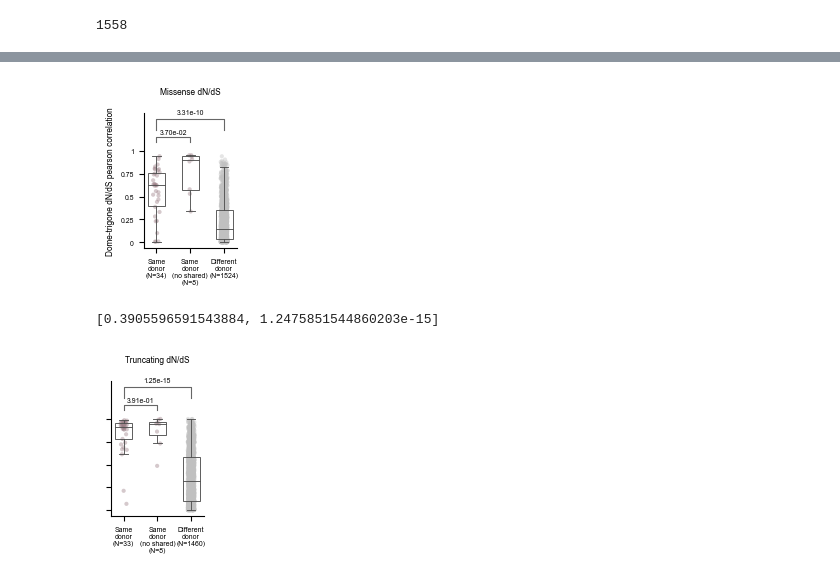
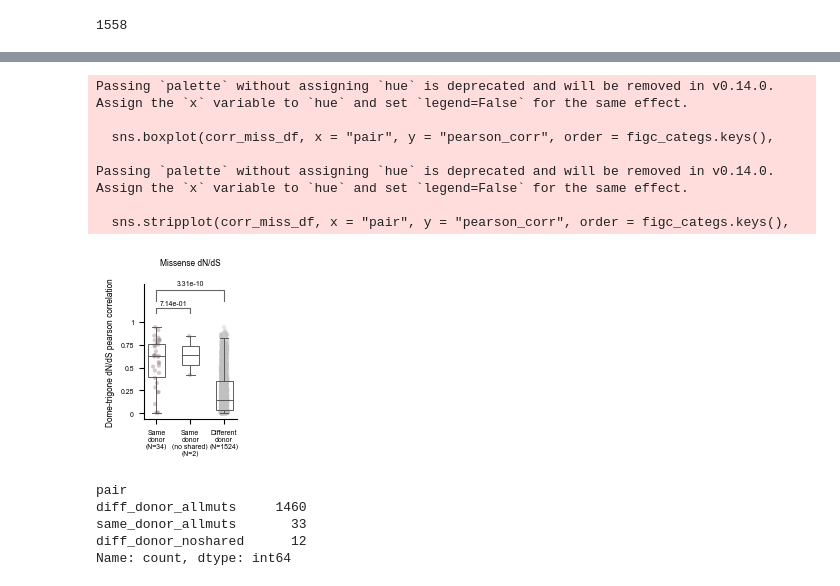
Before and after one commit to bbglab/normal_bladder_paper, a Jupyter notebook: extended/extended6/ExtendedFigure6.ipynb, the cells around one changed output, grey strips where cells are left out. Cells and saved outputs as stored; diff of their text form; code cells hidden in the pictures.

```diff
--- a/extended/extended6/ExtendedFigure6.ipynb
+++ b/extended/extended6/ExtendedFigure6.ipynb
@@ -58,7 +57,7 @@ for file in [file_ for file_ in os.listdir(omega_globalloc_dir) if ".tsv" in fil
 omega_df_f = omega_df.loc[(omega_df["gene"].isin(panel_all_genes)) &
                         (~omega_df["sample"].str.contains("multi")) &
                         (omega_df["sample"].str.contains("P19")) &
-                        (omega_df["impact"].isin(impacts))]
+                        (omega_df["impact"].isin(impacts))].copy()
 
 print(len(omega_df_f["sample"].unique())) # 79 samples
 
@@ -119,7 +98,7 @@ for file in [file_ for file_ in os.listdir(omega_noshared_muts_dir) if "output_m
 omega_noshared_df_f = omega_noshared_df.loc[(omega_noshared_df["gene"].isin(panel_all_genes)) &
                         (~omega_noshared_df["sample"].str.contains("multi")) &
                         (omega_noshared_df["sample"].str.contains("P19")) &
-                        (omega_df["impact"].isin(impacts))]
+                        (omega_df["impact"].isin(impacts))].copy()
 
 print(len(omega_noshared_df_f["sample"].unique())) # 68 samples
 
@@ -336,7 +295,7 @@ plt.show()
 # %%
 # subset shared mutations for plot
 shared_muts_df_B = shared_muts_df.loc[(shared_muts_df["gene"] == "ALL_GENES") &
-(shared_muts_df["sample1"] != shared_muts_df["sample2"])]
+                                        (shared_muts_df["sample1"] != shared_muts_df["sample2"])].copy()
 shared_muts_df_B
 # %% [output]
 |  | sample1 | sample1_donorID | sample1_bladder_location | sample2 | sample2_donorID | sample2_bladder_location | ... |
@@ -438,7 +392,7 @@ for jacc_idx in jaccard_idxs:
 
     n_counts = shared_muts_df_B[["pair", jacc_idx]].dropna()["pair"].value_counts(dropna = True).reset_index(name = "count")
     for categ in figb_categs:
-        n = n_counts.loc[n_counts["index"] == categ]["count"].values[0]
+        n = n_counts.loc[n_counts["pair"] == categ]["count"].values[0]
         figb_categs[categ] = f'{figb_categs[categ]}\n(N={n})'
 
     h = 0.005
@@ -677,83 +648,48 @@ _, pval = mannwhitneyu(corr_miss_df.loc[corr_miss_df["pair"] == "same_donor_allm
 pvals.append(pval)
 _, pval = mannwhitneyu(corr_miss_df.loc[corr_miss_df["pair"] == "same_donor_allmuts"]["pearson_corr"],
                         corr_miss_df.loc[corr_miss_df["pair"] == "diff_donor_allmuts"]["pearson_corr"],
                         nan_policy = "omit")
 pvals.append(pval)
 
 for i, pval in enumerate(pvals):
 
     h = 0.05+i/15
     y = corr_miss_df["pearson_corr"].max()+h
     axs.plot([0, 0, i+1, i+1], [y+h, y+2*h, y+2*h, y+h], lw = 0.8, c = "0.4")
     sig_text = format(pval, ".2e")
     axs.text(0.5+i/2, y+h+0.05+i/12+y/50, sig_text, ha='center', va='bottom', fontsize=plots_general_config["annots_fontsize"])
 
 n_counts = corr_miss_df[["pair", "pearson_corr"]].dropna()["pair"].value_counts(dropna = True).reset_index(name = "count")
 for categ in figc_categs:
-    n = n_counts.loc[n_counts["index"] == categ]["count"].values[0]
+    n = n_counts.loc[n_counts["pair"] == categ]["count"].values[0]
     figc_categs[categ] = f'{figc_categs[categ]}\n(N={n})'
 
 axs.set_xticklabels(figc_categs.values(), fontsize = plots_general_config["xyticks_fontsize"])
 axs.set_yticks([0, 0.25, 0.5, 0.75, 1])
 axs.set_yticklabels([0, 0.25, 0.5, 0.75, 1], fontsize = plots_general_config["xyticks_fontsize"])
 axs.tick_params(axis='y', labelsize = plots_general_config["xyticks_fontsize"])
 axs.set_xlabel("")
 axs.set_title("Missense dN/dS\n", fontsize = plots_general_config["xylabel_fontsize"])
 axs.set_ylabel("Dome-trigone dN/dS pearson correlation", fontsize = plots_general_config["ylabel_fontsize"])
 axs.spines['top'].set_visible(False)
 axs.spines['right'].set_visible(False)
 plt.savefig(f"{save_dir}/extFig6c_missense.pdf", dpi = 300, bbox_inches = 'tight')
 plt.show()
-
-# truncating omegas
-
-fig, axs = plt.subplots(1, 1, figsize = (1.2, 1.759))
-sns.boxplot(corr_trunc_df, x = "pair", y = "pearson_corr", order = figc_categs.keys(),
-            showfliers = False, palette = figc_colors, width = 0.5, saturation = 1, linewidth=0.65,
-            ax = axs, boxprops = dict(facecolor = 'none'))
-sns.stripplot(corr_trunc_df, x = "pair", y = "pearson_corr", order = figc_categs.keys(),
-            palette = figc_colors, alpha = 0.4, jitter = 0.1, zorder = 0, size = 3, ax = axs)
-
-pvals = []
-_, pval = mannwhitneyu(corr_trunc_df.loc[corr_trunc_df["pair"] == "same_donor_allmuts"]["pearson_corr"],
-                        corr_trunc_df.loc[corr_trunc_df["pair"] == "same_donor_noshared"]["pearson_corr"],
-                        nan_policy = "omit")
-pvals.append(pval)
-_, pval = mannwhitneyu(corr_trunc_df.loc[corr_trunc_df["pair"] == "same_donor_allmuts"]["pearson_corr"],
-                        corr_trunc_df.loc[corr_trunc_df["pair"] == "diff_donor_allmuts"]["pearson_corr"],
-                        nan_policy = "omit")
-pvals.append(pval)
-print(pvals)
-
-for i, pval in enumerate(pvals):
-
-    h = 0.05+i/15
-    y = corr_trunc_df["pearson_corr"].max()+h
-    axs.plot([0, 0, i+1, i+1], [y+h, y+2*h, y+2*h, y+h], lw = 0.8, c = "0.4")
-    sig_text = format(pval, ".2e")
-    axs.text(0.5+i/2, y+h+0.05+i/12+y/50, sig_text, ha='center', va='bottom', fontsize=plots_general_config["annots_fontsize"])
-
-figc_categs = {"same_donor_allmuts": "Same\ndonor",
-            "same_donor_noshared": "Same\ndonor\n(no shared)",
-            "diff_donor_allmuts": "Different\ndonor" # this are only trigone-dome pairs
-            }
-n_counts = corr_trunc_df[["pair", "pearson_corr"]].dropna()["pair"].value_counts(dropna = True).reset_index(name = "count")
-for categ in figc_categs:
-    n = n_counts.loc[n_counts["index"] == categ]["count"].values[0]
-    figc_categs[categ] = f'{figc_categs[categ]}\n(N={n})'
-
-
-axs.set_xticklabels(figc_categs.values(), fontsize = plots_general_config["xyticks_fontsize"])
-axs.set_yticks([0, 0.25, 0.5, 0.75, 1])
-axs.set_yticklabels([], fontsize = plots_general_config["xyticks_fontsize"])
-axs.tick_params(axis='y', labelsize = plots_general_config["xyticks_fontsize"])
-axs.set_xlabel("")
-axs.set_title("Truncating dN/dS\n", fontsize = plots_general_config["xylabel_fontsize"])
-axs.set_ylabel("", fontsize = plots_general_config["ylabel_fontsize"])
-axs.spines['top'].set_visible(False)
-axs.spines['right'].set_visible(False)
-plt.savefig(f"{save_dir}/extFig6c_truncating.pdf", dpi = 300, bbox_inches = 'tight')
 # %% [output]
+Passing `palette` without assigning `hue` is deprecated and will be removed in v0.14.0. Assign the `x` variable to `hue` and set `legend=False` for the same effect.
+
+  sns.boxplot(corr_miss_df, x = "pair", y = "pearson_corr", order = figc_categs.keys(),
+
+Passing `palette` without assigning `hue` is deprecated and will be removed in v0.14.0. Assign the `x` variable to `hue` and set `legend=False` for the same effect.
+
+  sns.stripplot(corr_miss_df, x = "pair", y = "pearson_corr", order = figc_categs.keys(),
-[figure, old version]
+[figure, new version]
-[0.3905596591543884, 1.2475851544860203e-15]
-[figure, removed]
+# %%
+#corr_trunc_df[["pair", "pearson_corr"]].dropna()["pair"].value_counts(dropna = True).reset_index(name = "count")
+corr_trunc_df[["pair", "pearson_corr"]].dropna()["pair"].value_counts()
+# %% [output]
+pair
+diff_donor_allmuts     1460
+same_donor_allmuts       33
+diff_donor_noshared      12
+Name: count, dtype: int64
```
Also changed, not shown: parts of 8 cells of this notebook, 23 other files.
